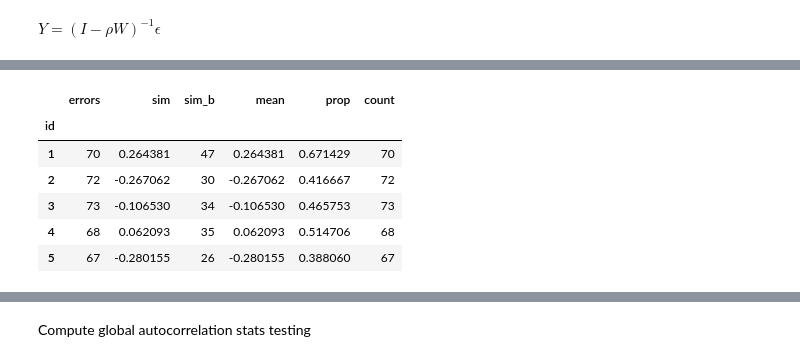
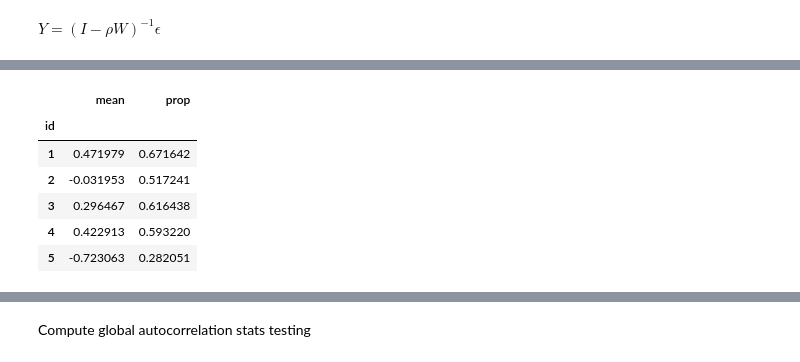
Before and after one commit to SAUSy-Lab/spatial-sampling-error, a Jupyter notebook: matrix_testing.ipynb, the cells around one changed output, grey strips where cells are left out. Drawn from its saved outputs; the diff is of its cells as text; code cells hidden in the pictures.

```diff
--- a/matrix_testing.ipynb
+++ b/matrix_testing.ipynb
@@ -37,7 +36,7 @@ errors_ind = np.random.normal(0, 1, total_points)
 xydf["errors"] = errors_ind
 I = np.identity(total_points)
 # %%
-rho = 0.6
+rho = 0.8
 # %% [markdown]
 $Y = (I - \rho W)^{-1} \epsilon$
 # %%
@@ -120,15 +119,15 @@ grid_12_desc = xy_with_grid.groupby(
 # %%
 grid_12_desc["mean"] = grid_12_desc["sim"]
 grid_12_desc["prop"] = grid_12_desc["sim_b"] / grid_12_desc["errors"]
-grid_12_desc["count"] = grid_12_desc["errors"]
+del grid_12_desc['sim'], grid_12_desc['sim_b'], grid_12_desc['errors']
 grid_12_desc.head()
 # %% [output]
-|  | errors | sim | sim_b | mean | prop | count |
-| id |  |  |  |  |  |  |
-| 1 | 70 | 0.264381 | 47 | 0.264381 | 0.671429 | 70 |
-| 2 | 72 | -0.267062 | 30 | -0.267062 | 0.416667 | 72 |
-| 3 | 73 | -0.106530 | 34 | -0.106530 | 0.465753 | 73 |
-| 4 | 68 | 0.062093 | 35 | 0.062093 | 0.514706 | 68 |
-| 5 | 67 | -0.280155 | 26 | -0.280155 | 0.388060 | 67 |
+|  | mean | prop |
+| id |  |  |
+| 1 | 0.471979 | 0.671642 |
+| 2 | -0.031953 | 0.517241 |
+| 3 | 0.296467 | 0.616438 |
+| 4 | 0.422913 | 0.593220 |
+| 5 | -0.723063 | 0.282051 |
 # %%
 # join this data
```
Also changed, not shown: parts of 10 cells of this notebook.
